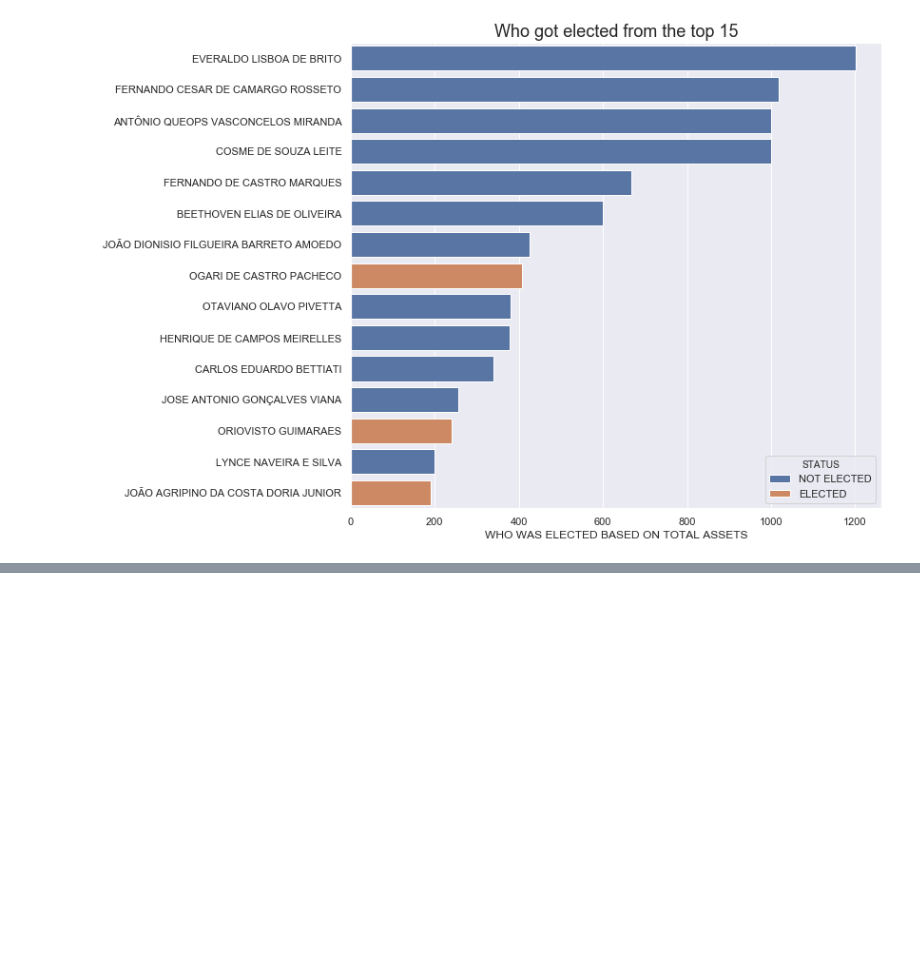
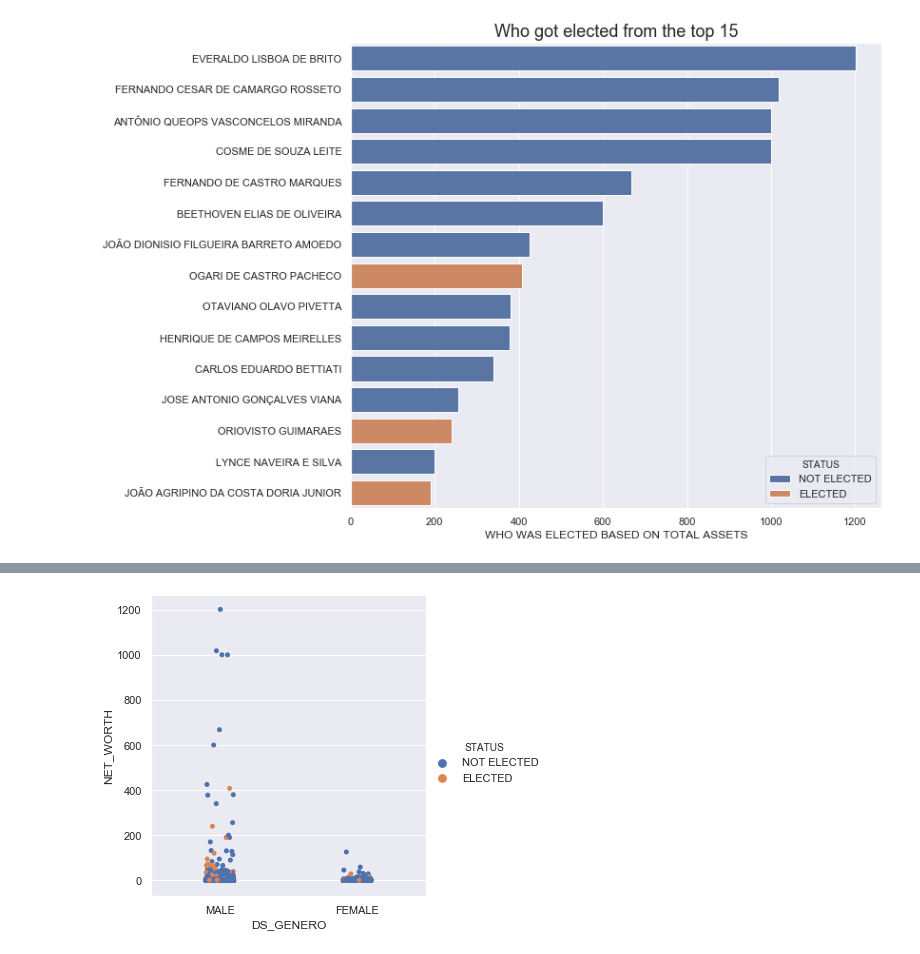
Before and after one commit to gguillaux/brazil_elections_2018, a Jupyter notebook: EDA.ipynb, the cells around one changed output, grey strips where cells are left out. Saved outputs shown, nothing was run; the diff lists cells and outputs as text; code cells hidden in the pictures; blank space fills up the shorter version.

```diff
--- a/EDA.ipynb
+++ b/EDA.ipynb
@@ -163,0 +186,8 @@ plt.show()
+# %%
+assets_dict =  total_assets_by_cand.to_dict()['VR_BEM_CANDIDATO']
+aux['NET_WORTH'] = aux.index.map(lambda x: assets_dict.get(x)) / 10**6
+# %%
+gender_assets = aux.iloc[ : , -3:].fillna(0)
+g = sns.catplot(x='DS_GENERO', y='NET_WORTH', hue='STATUS', data=gender_assets)
+# %% [output]
+[figure, added]
```
Also changed, not shown: parts of 5 cells of this notebook.
